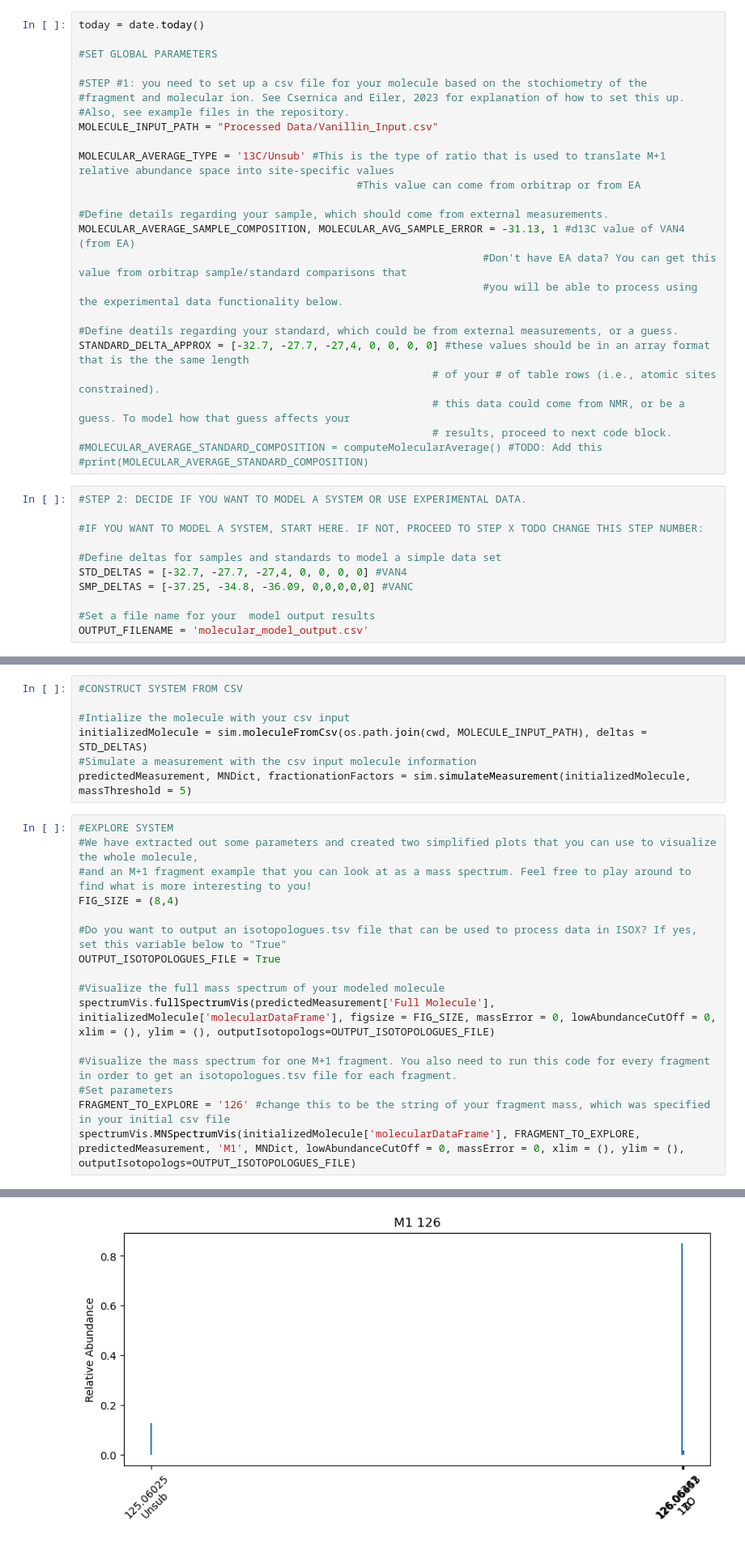
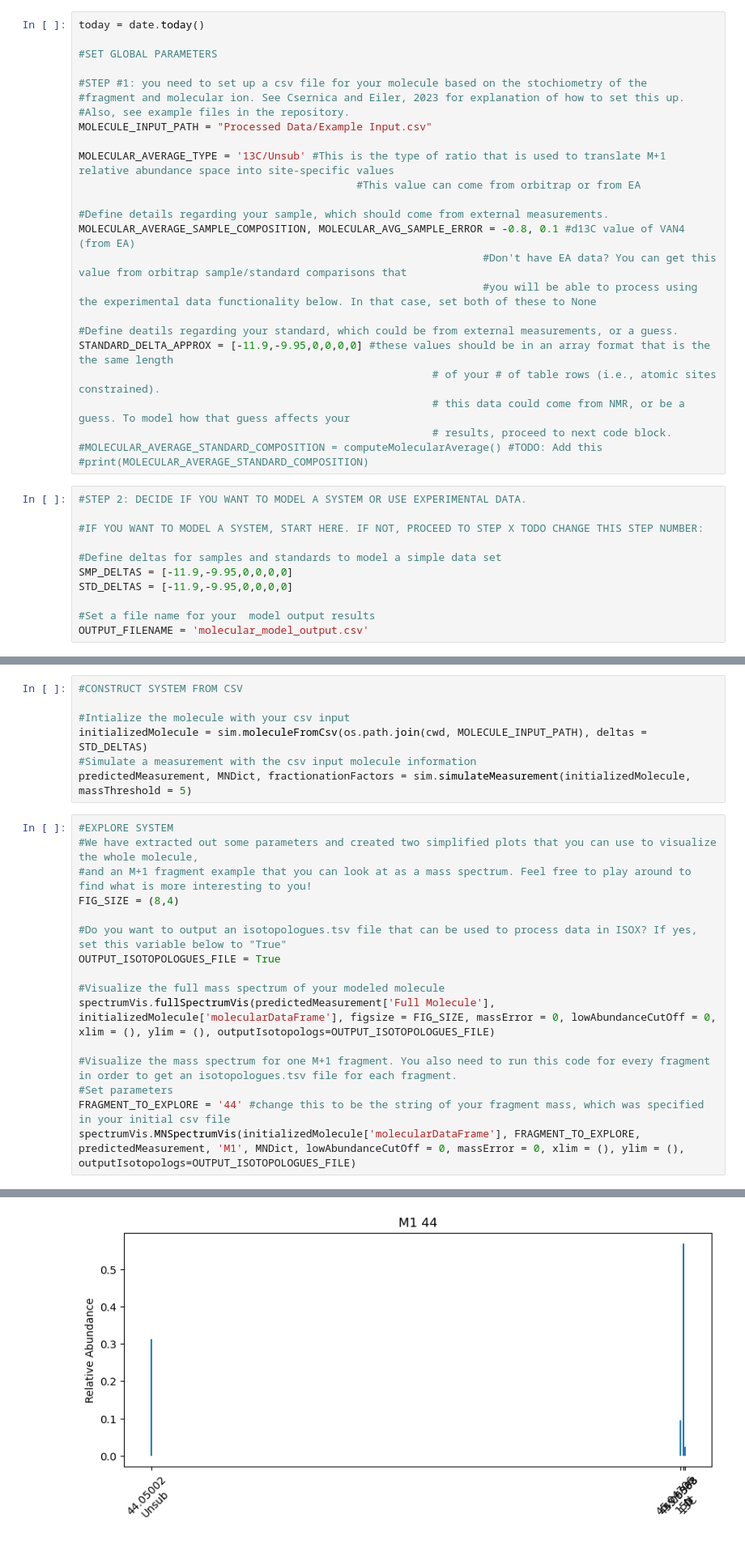
Before and after one commit to Csernica/Isotomics-Automated, a Jupyter notebook: alanine Example Script.ipynb, the cells around one changed output, grey strips where cells are left out. Shown at 81% size. Drawn from its saved outputs; the diff is of its cells as text.

```diff
--- a/alanine Example Script.ipynb
+++ b/alanine Example Script.ipynb
@@ -37,18 +37,18 @@ today = date.today()
 #STEP #1: you need to set up a csv file for your molecule based on the stochiometry of the
 #fragment and molecular ion. See Csernica and Eiler, 2023 for explanation of how to set this up.
 #Also, see example files in the repository.
-MOLECULE_INPUT_PATH = "Processed Data/Vanillin_Input.csv"
+MOLECULE_INPUT_PATH = "Processed Data/Example Input.csv"
 
 MOLECULAR_AVERAGE_TYPE = '13C/Unsub' #This is the type of ratio that is used to translate M+1 relative abundance space into site-specific values
                                             #This value can come from orbitrap or from EA
 
 #Define details regarding your sample, which should come from external measurements.
-MOLECULAR_AVERAGE_SAMPLE_COMPOSITION, MOLECULAR_AVG_SAMPLE_ERROR = -31.13, 1 #d13C value of VAN4 (from EA)
+MOLECULAR_AVERAGE_SAMPLE_COMPOSITION, MOLECULAR_AVG_SAMPLE_ERROR = -0.8, 0.1 #d13C value of VAN4 (from EA)
                                                                 #Don't have EA data? You can get this value from orbitrap sample/standard comparisons that
-                                                                #you will be able to process using the experimental data functionality below.
+                                                                #you will be able to process using the experimental data functionality below. In that case, set both of these to None
 
 #Define deatils regarding your standard, which could be from external measurements, or a guess.
-STANDARD_DELTA_APPROX = [-32.7, -27.7, -27,4, 0, 0, 0, 0] #these values should be in an array format that is the the same length
+STANDARD_DELTA_APPROX = [-11.9,-9.95,0,0,0,0] #these values should be in an array format that is the the same length
                                                         # of your # of table rows (i.e., atomic sites constrained).
                                                         # this data could come from NMR, or be a guess. To model how that guess affects your
                                                         # results, proceed to next code block.
@@ -60,8 +60,8 @@ STANDARD_DELTA_APPROX = [-32.7, -27.7, -27,4, 0, 0, 0, 0] #these values should b
 #IF YOU WANT TO MODEL A SYSTEM, START HERE. IF NOT, PROCEED TO STEP X TODO CHANGE THIS STEP NUMBER:
 
 #Define deltas for samples and standards to model a simple data set
-STD_DELTAS = [-32.7, -27.7, -27,4, 0, 0, 0, 0] #VAN4
-SMP_DELTAS = [-37.25, -34.8, -36.09, 0,0,0,0,0] #VANC
+SMP_DELTAS = [-11.9,-9.95,0,0,0,0]
+STD_DELTAS = [-11.9,-9.95,0,0,0,0]
 
 #Set a file name for your  model output results
 OUTPUT_FILENAME = 'molecular_model_output.csv'
@@ -99,7 +99,7 @@ spectrumVis.fullSpectrumVis(predictedMeasurement['Full Molecule'], initializedMo
 
 #Visualize the mass spectrum for one M+1 fragment. You also need to run this code for every fragment in order to get an isotopologues.tsv file for each fragment.
 #Set parameters
-FRAGMENT_TO_EXPLORE = '126' #change this to be the string of your fragment mass, which was specified in your initial csv file
+FRAGMENT_TO_EXPLORE = '44' #change this to be the string of your fragment mass, which was specified in your initial csv file
 spectrumVis.MNSpectrumVis(initializedMolecule['molecularDataFrame'], FRAGMENT_TO_EXPLORE, predictedMeasurement, 'M1', MNDict, lowAbundanceCutOff = 0, massError = 0, xlim = (), ylim = (), outputIsotopologs=OUTPUT_ISOTOPOLOGUES_FILE)
 # %% [output]
 Folder 'Isotopologue tsv files' already exists.
@@ -107,5 +107,5 @@ Folder 'Isotopologue tsv files' already exists.
 Folder 'Isotopologue tsv files' already exists.
-[figure, old version]
+[figure, new version]
 # %%
 #GET SIMULATION OUTPUT
 simulationOutput = sim.simulateSmpStd(os.path.join(cwd, MOLECULE_INPUT_PATH), STD_DELTAS, SMP_DELTAS, STANDARD_DELTA_APPROX, abundanceThreshold = 0, UValueList = [MOLECULAR_AVERAGE_TYPE.split('/')[0]], calcFF = FRACTIONATION, omitMeasurements = OMIT_MEASUREMENTS, ffstd = FRACTIONATION_AMOUNT, errorPath = ERROR_PATH, MNError = MN_ERROR, UValueError = MOLECULAR_AVG_SAMPLE_ERROR, resultsFileName = OUTPUT_FILENAME)
```
Also changed, not shown: parts of 10 cells of this notebook, 29 other files.
